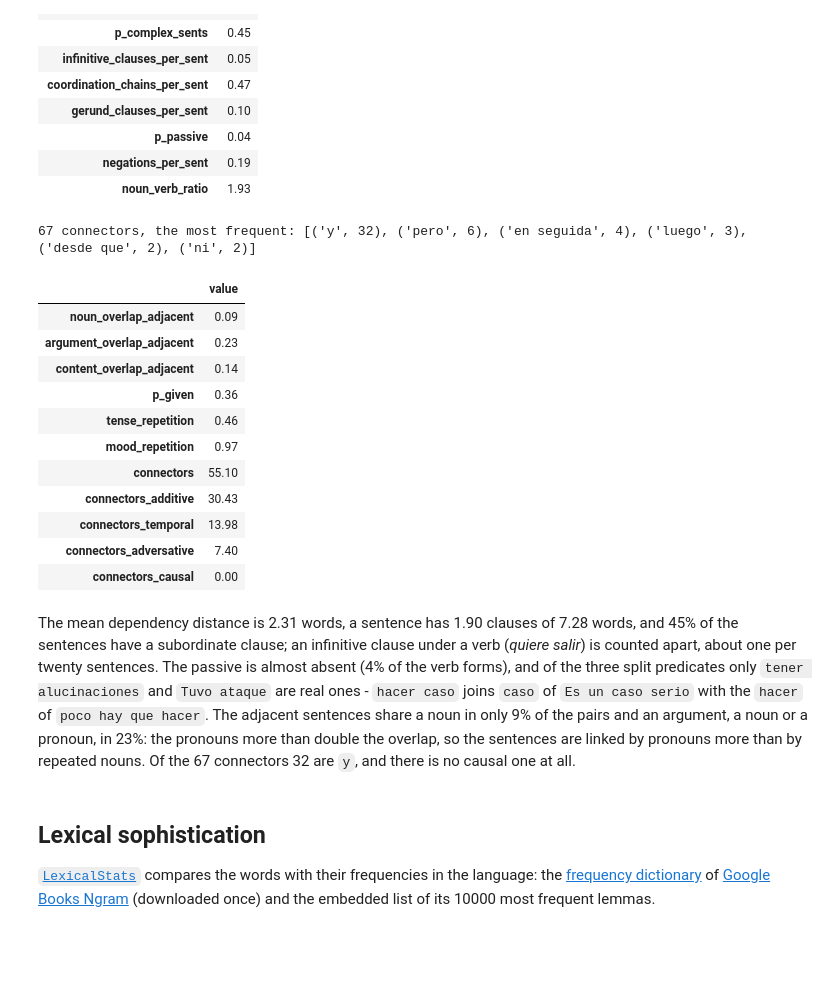
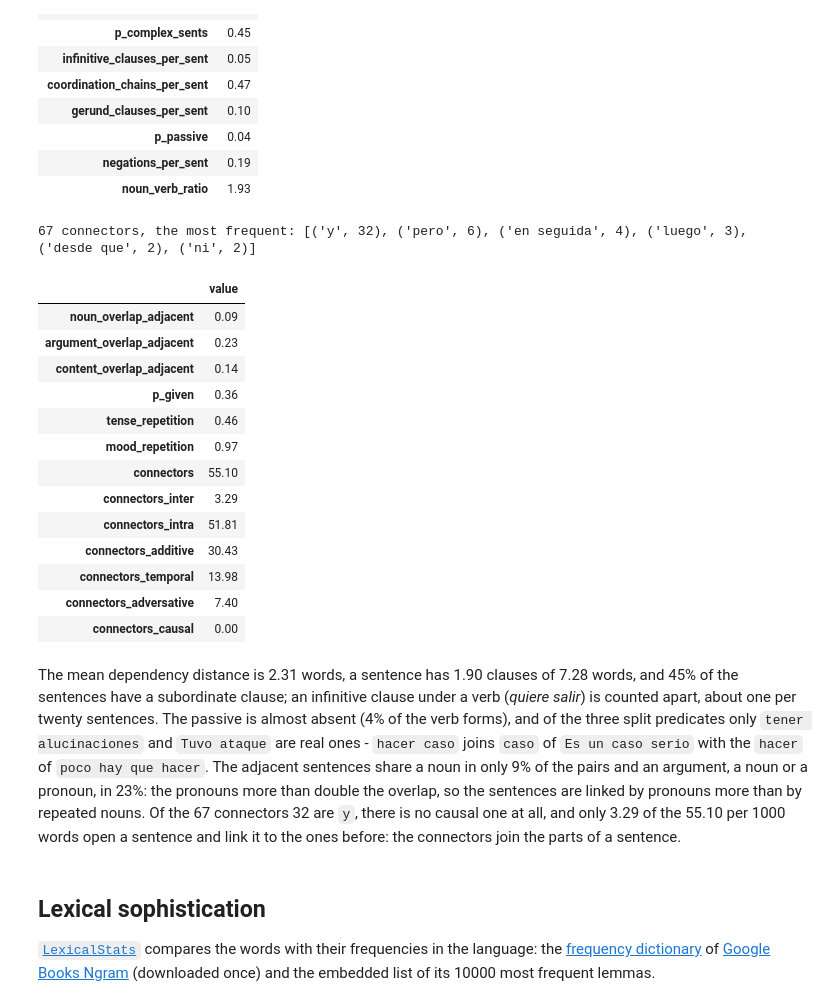
Before and after one commit to SergeyShk/esTS, a Jupyter notebook: examples/01_text_walkthrough.ipynb, the cells around one changed output. Saved outputs shown, nothing was run; the diff lists cells and outputs as text; code cells hidden in the pictures; blank space fills up the shorter version.

```diff
--- a/examples/01_text_walkthrough.ipynb
+++ b/examples/01_text_walkthrough.ipynb
@@ -377,36 +377,40 @@ Split predicates: ('Tuvo ataque', 'tener alucinaciones', 'hacer caso')
 # %%
 cs = CohesionStats(doc)
 chosen = [
     "noun_overlap_adjacent",
     "argument_overlap_adjacent",
     "content_overlap_adjacent",
     "p_given",
     "tense_repetition",
     "mood_repetition",
     "connectors",
+    "connectors_inter",
+    "connectors_intra",
     "connectors_additive",
     "connectors_temporal",
     "connectors_adversative",
     "connectors_causal",
 ]
 print(cs.n_connectors, "connectors, the most frequent:", Counter(cs.c_connectors).most_common(6))
 pd.Series({name: getattr(cs, name) for name in chosen}, name="value").round(2).to_frame()
 # %% [output]
 67 connectors, the most frequent: [('y', 32), ('pero', 6), ('en seguida', 4), ('luego', 3), ('desde que', 2), ('ni', 2)]
 |  | value |
 | noun_overlap_adjacent | 0.09 |
 | argument_overlap_adjacent | 0.23 |
 | content_overlap_adjacent | 0.14 |
 | p_given | 0.36 |
 | tense_repetition | 0.46 |
 | mood_repetition | 0.97 |
 | connectors | 55.10 |
+| connectors_inter | 3.29 |
+| connectors_intra | 51.81 |
 | connectors_additive | 30.43 |
 | connectors_temporal | 13.98 |
 | connectors_adversative | 7.40 |
 | connectors_causal | 0.00 |
 # %% [markdown]
-The mean dependency distance is 2.31 words, a sentence has 1.90 clauses of 7.28 words, and 45% of the sentences have a subordinate clause; an infinitive clause under a verb (*quiere salir*) is counted apart, about one per twenty sentences. The passive is almost absent (4% of the verb forms), and of the three split predicates only `tener alucinaciones` and `Tuvo ataque` are real ones - `hacer caso` joins `caso` of `Es un caso serio` with the `hacer` of `poco hay que hacer`. The adjacent sentences share a noun in only 9% of the pairs and an argument, a noun or a pronoun, in 23%: the pronouns more than double the overlap, so the sentences are linked by pronouns more than by repeated nouns. Of the 67 connectors 32 are `y`, and there is no causal one at all.
+The mean dependency distance is 2.31 words, a sentence has 1.90 clauses of 7.28 words, and 45% of the sentences have a subordinate clause; an infinitive clause under a verb (*quiere salir*) is counted apart, about one per twenty sentences. The passive is almost absent (4% of the verb forms), and of the three split predicates only `tener alucinaciones` and `Tuvo ataque` are real ones - `hacer caso` joins `caso` of `Es un caso serio` with the `hacer` of `poco hay que hacer`. The adjacent sentences share a noun in only 9% of the pairs and an argument, a noun or a pronoun, in 23%: the pronouns more than double the overlap, so the sentences are linked by pronouns more than by repeated nouns. Of the 67 connectors 32 are `y`, there is no causal one at all, and only 3.29 of the 55.10 per 1000 words open a sentence and link it to the ones before: the connectors join the parts of a sentence.
 # %% [markdown]
 ## Lexical sophistication
 
```
Also changed, not shown: 12 other files.
